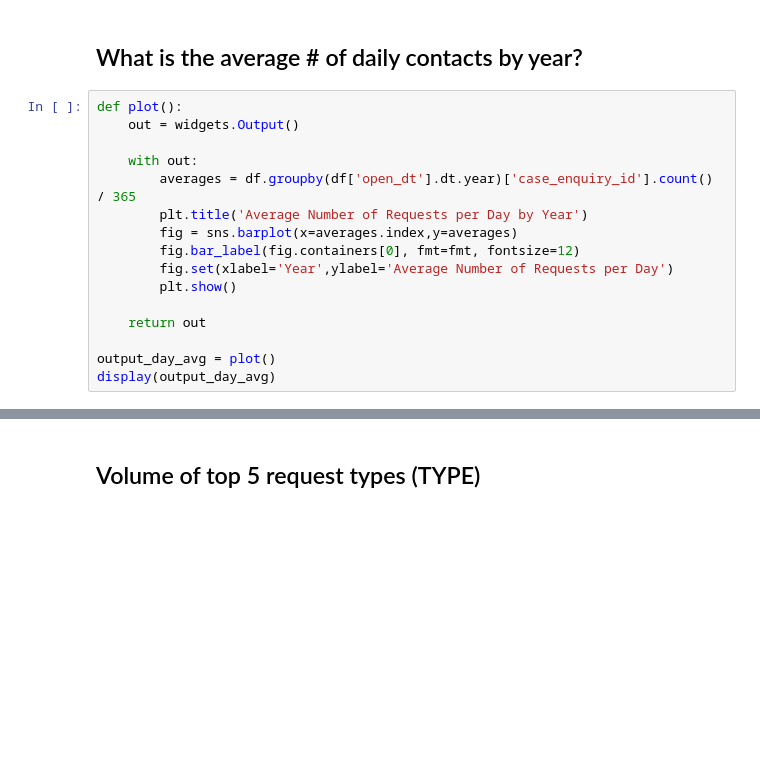
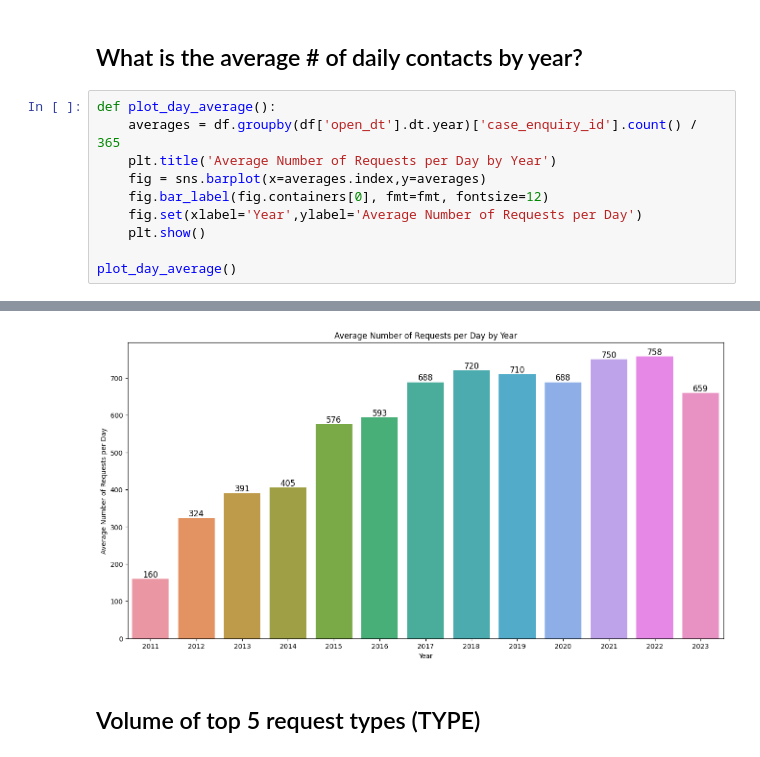
Before and after one commit to Laerk23/CS506-311ServiceTracker, a Jupyter notebook: fa23-team-d/notebooks/base-questions.ipynb, the cells around one changed output, grey strips where cells are left out. Drawn from its saved outputs; the diff is of its cells as text; blank space fills up the shorter version.

```diff
--- a/fa23-team-d/notebooks/base-questions.ipynb
+++ b/fa23-team-d/notebooks/base-questions.ipynb
@@ -159,19 +150,13 @@ IntRangeSlider(value=(2011, 2023), continuous_update=False, description='Years:'
 # %% [markdown]
 ## What is the average # of daily contacts by year?
 # %%
-def plot():
-    out = widgets.Output()
+def plot_day_average():
+    averages = df.groupby(df['open_dt'].dt.year)['case_enquiry_id'].count() / 365
+    plt.title('Average Number of Requests per Day by Year')
+    fig = sns.barplot(x=averages.index,y=averages)
+    fig.bar_label(fig.containers[0], fmt=fmt, fontsize=12)
+    fig.set(xlabel='Year',ylabel='Average Number of Requests per Day')
+    plt.show()
 
-    with out:
-        averages = df.groupby(df['open_dt'].dt.year)['case_enquiry_id'].count() / 365
-        plt.title('Average Number of Requests per Day by Year')
-        fig = sns.barplot(x=averages.index,y=averages)
-        fig.bar_label(fig.containers[0], fmt=fmt, fontsize=12)
-        fig.set(xlabel='Year',ylabel='Average Number of Requests per Day')
-        plt.show()
-
-    return out
-
-output_day_avg = plot()
-display(output_day_avg)
+plot_day_average()
 # %% [output]
@@ -179,3 +163,4 @@ display(output_day_avg)
+[figure, added]
 # %% [markdown]
 ## Volume of top 5 request types (TYPE)
 # %%
```
Also changed, not shown: parts of 12 cells of this notebook.
